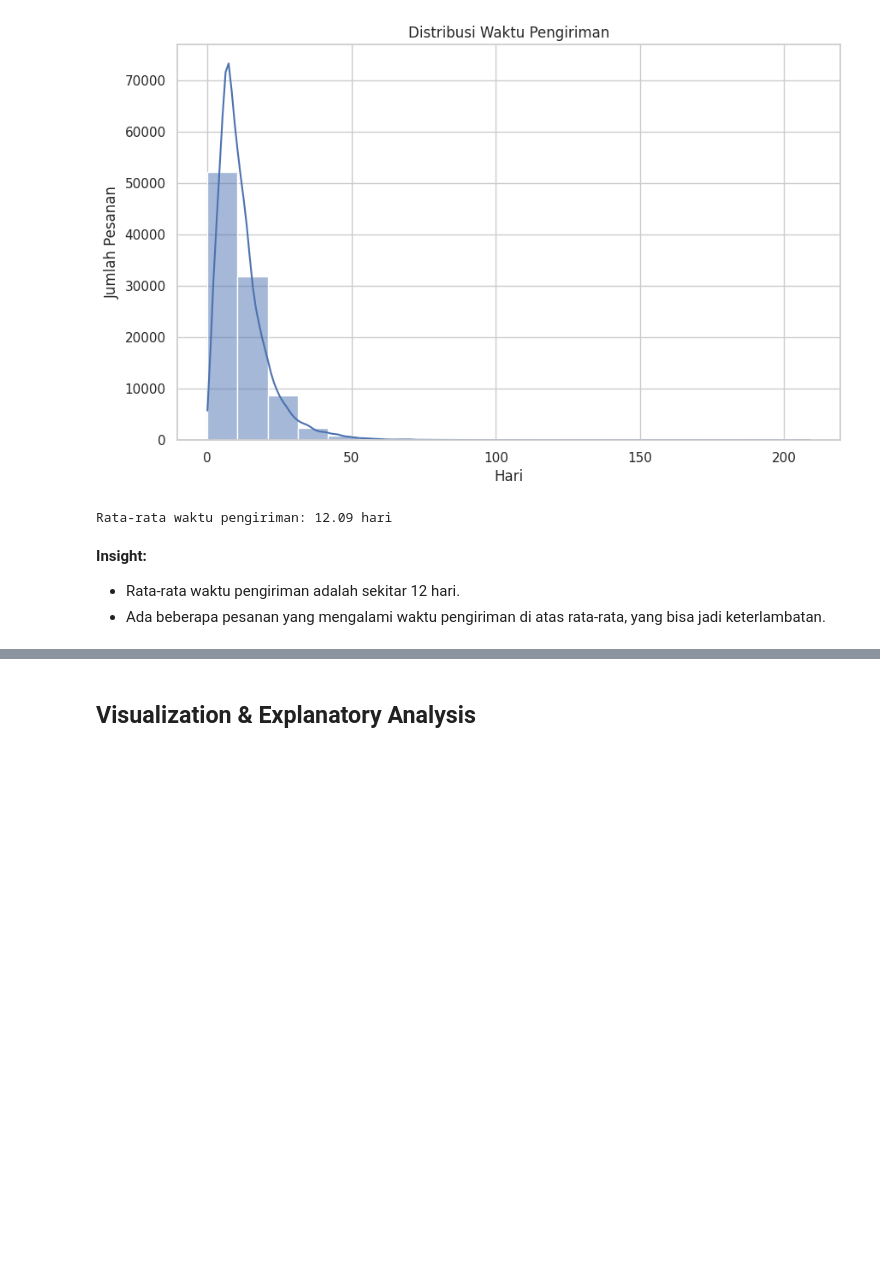
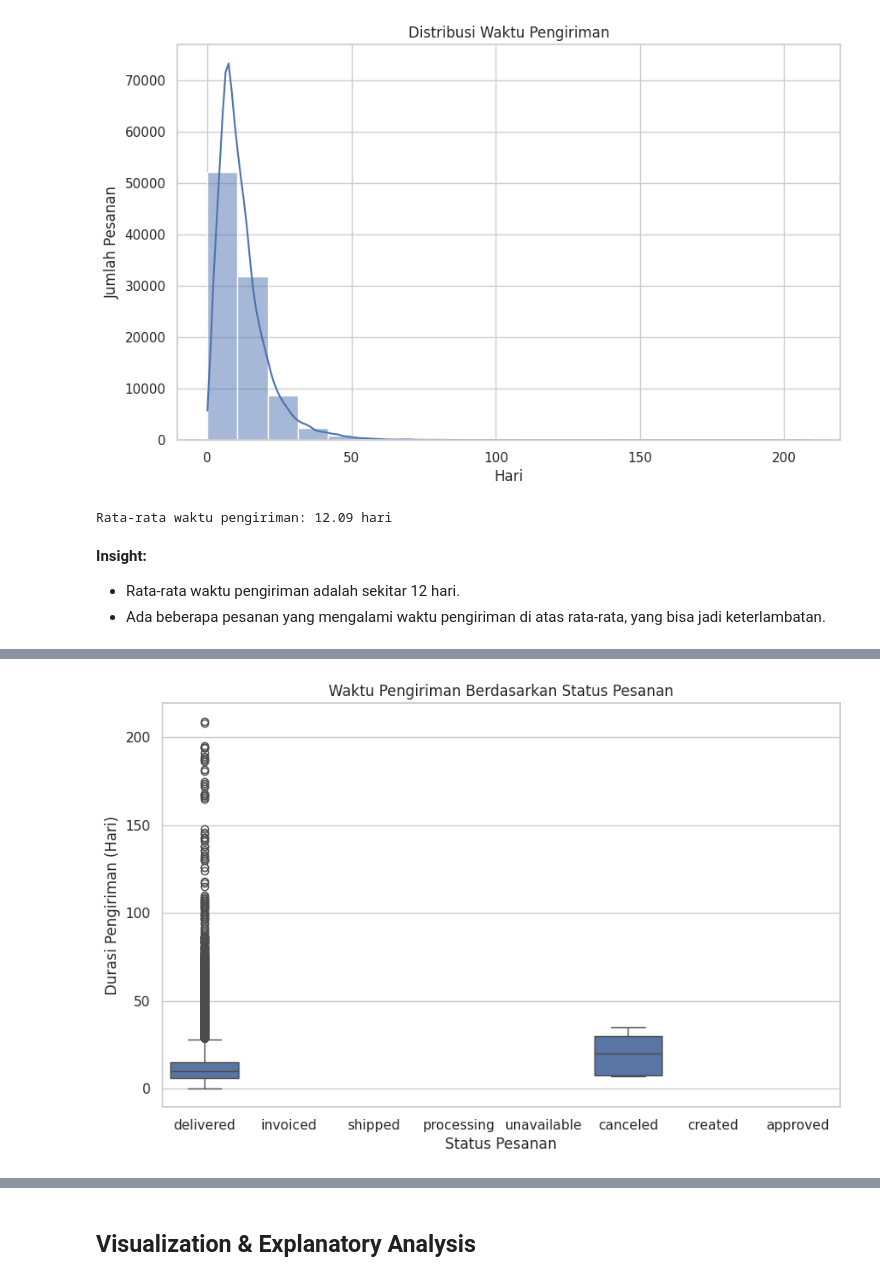
Before and after one commit to yorizpra/ecommerce_analysis, a Jupyter notebook: Proyek_Analisis_Data.ipynb, the cells around one changed output, grey strips where cells are left out. Cells and saved outputs as stored; diff of their text form; code cells hidden in the pictures; blank space fills up the shorter version.

```diff
--- a/Proyek_Analisis_Data.ipynb
+++ b/Proyek_Analisis_Data.ipynb
@@ -112,0 +150,9 @@ Rata-rata waktu pengiriman: 12.09 hari
+# %%
+# Analisis multivariate untuk melihat hubungan antara waktu pengiriman dan status pesanan
+sns.boxplot(x='order_status', y='delivery_duration_days', data=data)
+plt.title('Waktu Pengiriman Berdasarkan Status Pesanan')
+plt.xlabel('Status Pesanan')
+plt.ylabel('Durasi Pengiriman (Hari)')
+plt.show()
+# %% [output]
+[figure, added]
```
Also changed, not shown: parts of 27 cells of this notebook, 3 other files.
